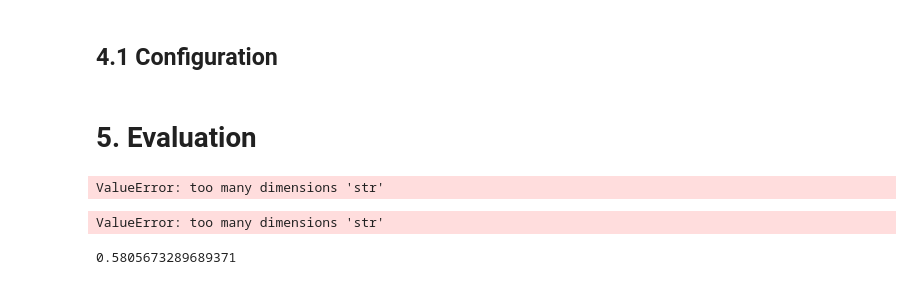
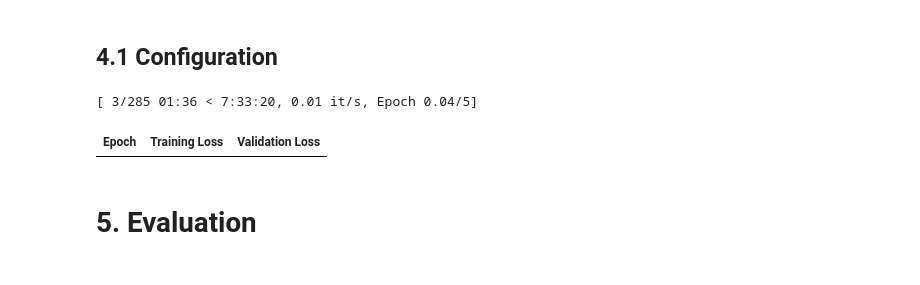
Before and after one commit to torreblanca99/course_financial_applications, a Jupyter notebook: notebooks/03_Financial_Objects_II/04_[notes]_FinBERT_LLM.ipynb, the cells around one changed output. Cells and saved outputs as stored; diff of their text form; code cells hidden in the pictures.

```diff
--- a/notebooks/03_Financial_Objects_II/04_[notes]_FinBERT_LLM.ipynb
+++ b/notebooks/03_Financial_Objects_II/04_[notes]_FinBERT_LLM.ipynb
@@ -284,20 +341,15 @@ trainer = Trainer(
         eval_dataset=dataset_val, # evaluation dataset
         compute_metrics=compute_metrics
 )
+# %%
+trainer.train()
+# %% [output]
+[ 3/285 01:36 < 7:33:20, 0.01 it/s, Epoch 0.04/5]
+| Epoch | Training Loss | Validation Loss |
 # %% [markdown]
 # 5. Evaluation
 # %%
-
-finbert.eval()
+#finbert.eval()
 trainer.predict(dataset_test).metrics
-# %% [output]
-ValueError: too many dimensions 'str'
 # %%
 y_pred = trainer.predict(dataset_test).predictions
-# %% [output]
-ValueError: too many dimensions 'str'
-# %%
-# loss fnction
-log_loss(y_test, clf.predict_proba(X_test))
-# %% [output]
-0.5805673289689371
```
Also changed, not shown: parts of 22 cells of this notebook.
